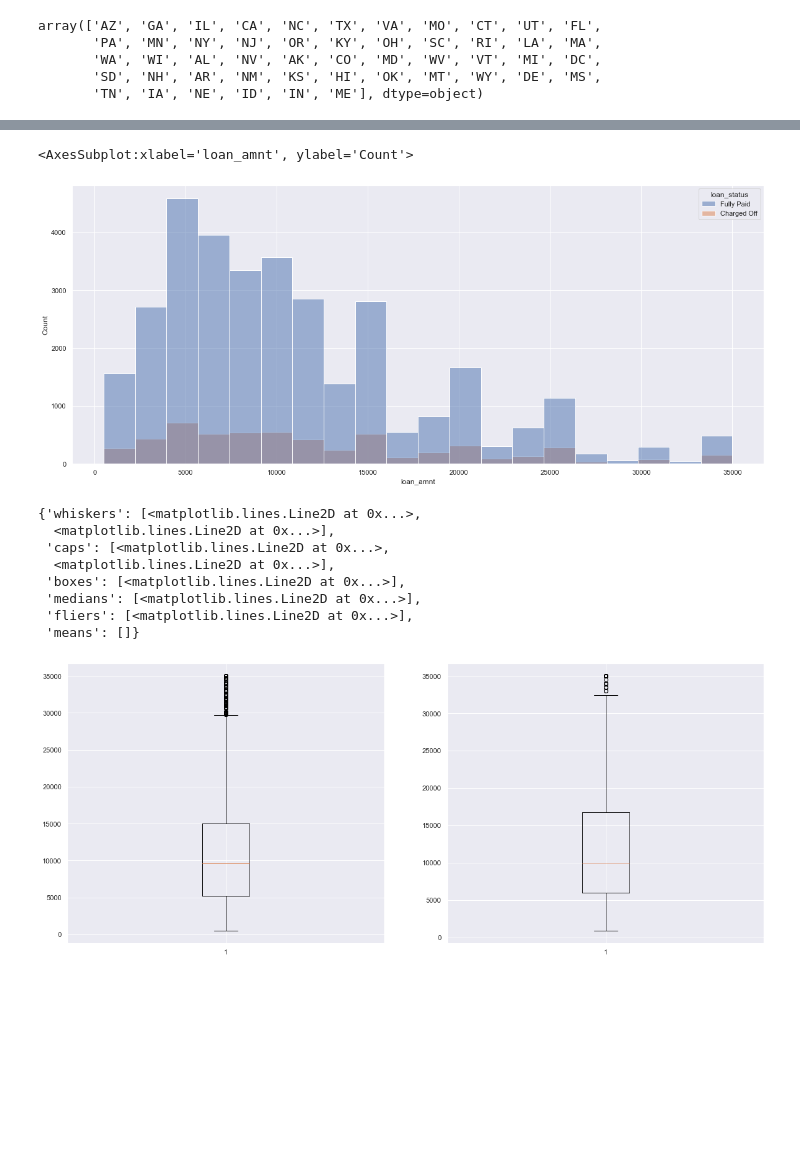
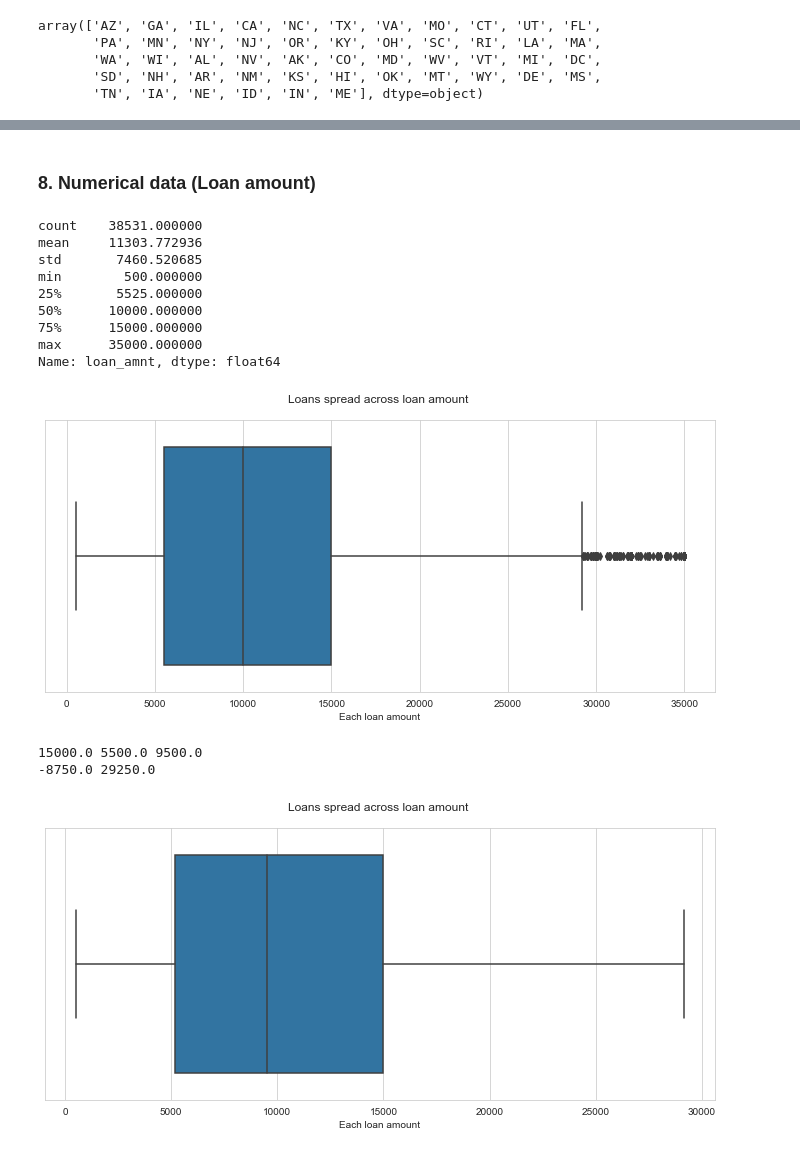
Before and after one commit to NavsGo/LendingClub_CaseStudy, a Jupyter notebook: CS-LendingClub.ipynb, the cells around one changed output, grey strips where cells are left out. Drawn from its saved outputs; the diff is of its cells as text; code cells hidden in the pictures; blank space fills up the shorter version.

```diff
--- a/CS-LendingClub.ipynb
+++ b/CS-LendingClub.ipynb
@@ -821,0 +718,3 @@ sns.
+# %%
+# remove the field. let us limit the analysis to state level
+df1.drop(['out_prncp', 'out_prncp_inv'], axis =1, inplace = True)
@@ -821,0 +750,12 @@ sns.
+# %%
+plt.rcParams['figure.figsize'] = [16,10]
+sns.set_style("whitegrid")
+sns.displot(data =df1,  x = df1.issue_year,  stat="probability", multiple="dodge", hue = df1.loan_status, bins= 5)
+plt.title("Loans spread across years\n")
+plt.xlabel("Issue year")
+plt.xticks(df1.issue_year.unique())
+plt.ylabel("Density")
+plt.show()
+
+# INSIGHT:  The number of the loans(both paid and defaulted segments) increase steadily over the years
+#doesn't show any varied pattern in both segments over the years
@@ -929,0 +881,11 @@ sns.barplot(x= df.dti, y = df.loan_amnt, hue = df.loan_status)
+# %%
+plt.rcParams["figure.figsize"] = (12, 5)
+sns.histplot(data = df1, x = df1.purpose,multiple = 'dodge', hue = df1.loan_status )
+plt.title("Loans spread across loan amount \n")
+plt.xlabel("Each loan amount")
+plt.ylabel("# of loans issued")
+plt.xticks(rotation = 90)
+plt.show()
+
+# INSIGHT: most of the loans (both paid and defaulted segments) are issued for debt consolidation followed by credit cards & other
+#doesn't show any varied pattern in both segments for any purpose
@@ -930,5 +908,25 @@ sns.barplot(x= df.dti, y = df.loan_amnt, hue = df.loan_status)
+# %% [markdown]
+### 8. Numerical data (Loan amount)
+# %%
+def plot_box(d, col_name, title, xlabel):
+    sns.boxplot(data = d, x= d[col_name] )
+    plt.title(title)
+    plt.xlabel(xlabel)
+    plt.show()
 # %%
-sns.histplot(data = df, x = df.loan_amnt, bins= 20 , hue = df.loan_status )
+print(df.loan_amnt.describe())
+plot_box(df1, 'loan_amnt', "Loans spread across loan amount \n","Each loan amount")
+plt.show()
+
+# INSIGHT: most of the loans are of near to amount 10K reaching upto 35K. There are some outliers which we'll remove
 # %% [output]
-<AxesSubplot:xlabel='loan_amnt', ylabel='Count'>
+count    38531.000000
+mean     11303.772936
+std       7460.520685
+min        500.000000
+25%       5525.000000
+50%      10000.000000
+75%      15000.000000
+max      35000.000000
+Name: loan_amnt, dtype: float64
-[figure, old version]
+[figure, new version]
@@ -937,16 +932,0 @@ sns.histplot(data = df, x = df.loan_amnt, bins= 20 , hue = df.loan_status )
-# %%
-plt.subplots(1, 2)
-plt.subplot(1, 2, 1)
-plt.boxplot(df[df.loan_status =='Fully Paid'].loan_amnt)
-plt.subplot(1, 2, 2)
-plt.boxplot(df[df.loan_status =='Charged Off'].loan_amnt)
-# %% [output]
-{'whiskers': [<matplotlib.lines.Line2D at 0x...>,
-  <matplotlib.lines.Line2D at 0x...>],
- 'caps': [<matplotlib.lines.Line2D at 0x...>,
-  <matplotlib.lines.Line2D at 0x...>],
- 'boxes': [<matplotlib.lines.Line2D at 0x...>],
- 'medians': [<matplotlib.lines.Line2D at 0x...>],
- 'fliers': [<matplotlib.lines.Line2D at 0x...>],
- 'means': []}
-[figure, removed]
@@ -952,0 +945,10 @@ plt.boxplot(df[df.loan_status =='Charged Off'].loan_amnt)
+# %%
+#remove outliers on basis Loan amount and plot the graph again
+df1 = remove_outliers_iqr(df1, 'loan_amnt')
+# %% [output]
+15000.0 5500.0 9500.0
+-8750.0 29250.0
+# %%
+plot_box(df1, 'loan_amnt', "Loans spread across loan amount \n","Each loan amount")
+# %% [output]
+[figure, added]
```
Also changed, not shown: parts of 125 cells of this notebook.
